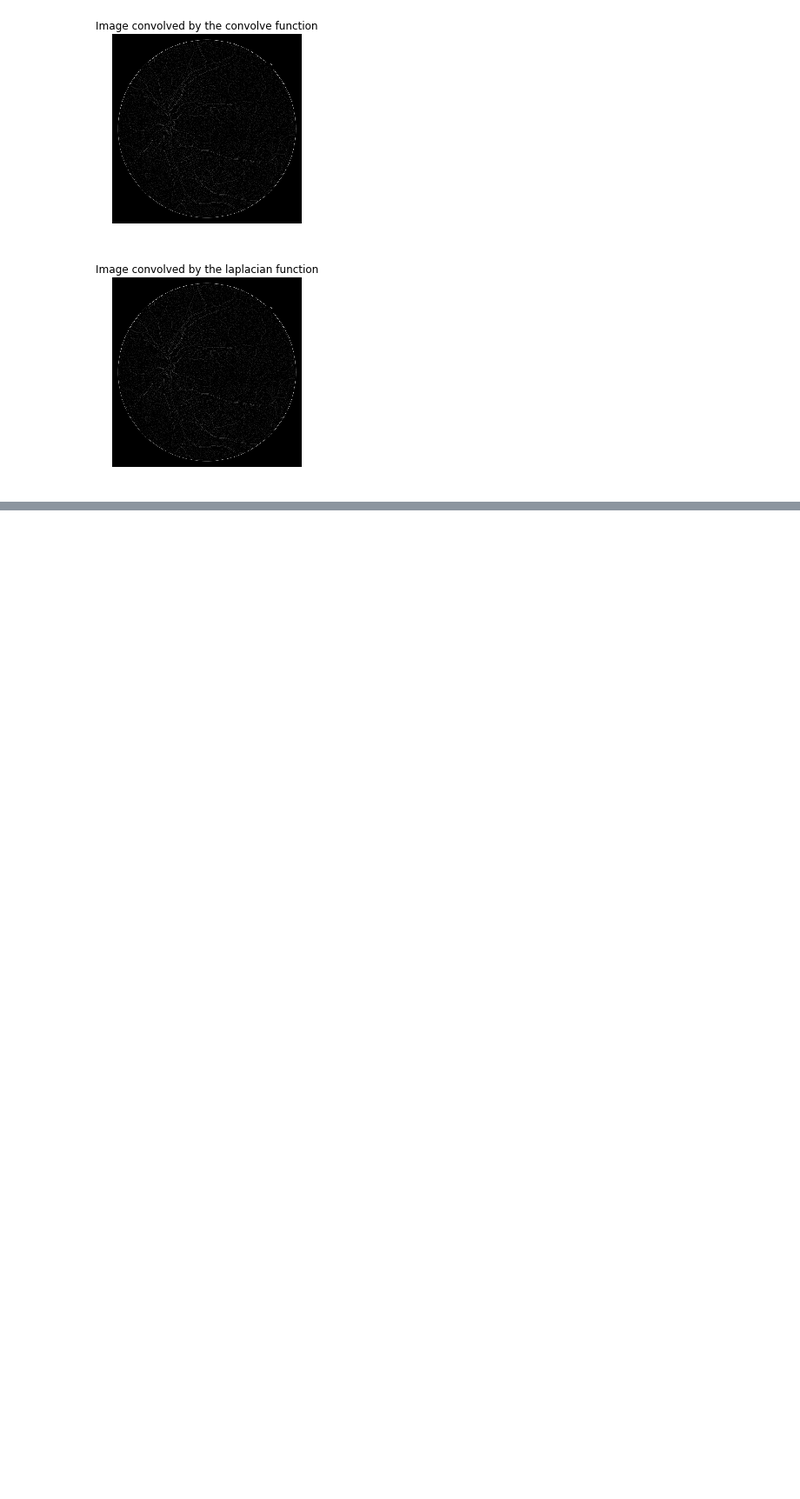
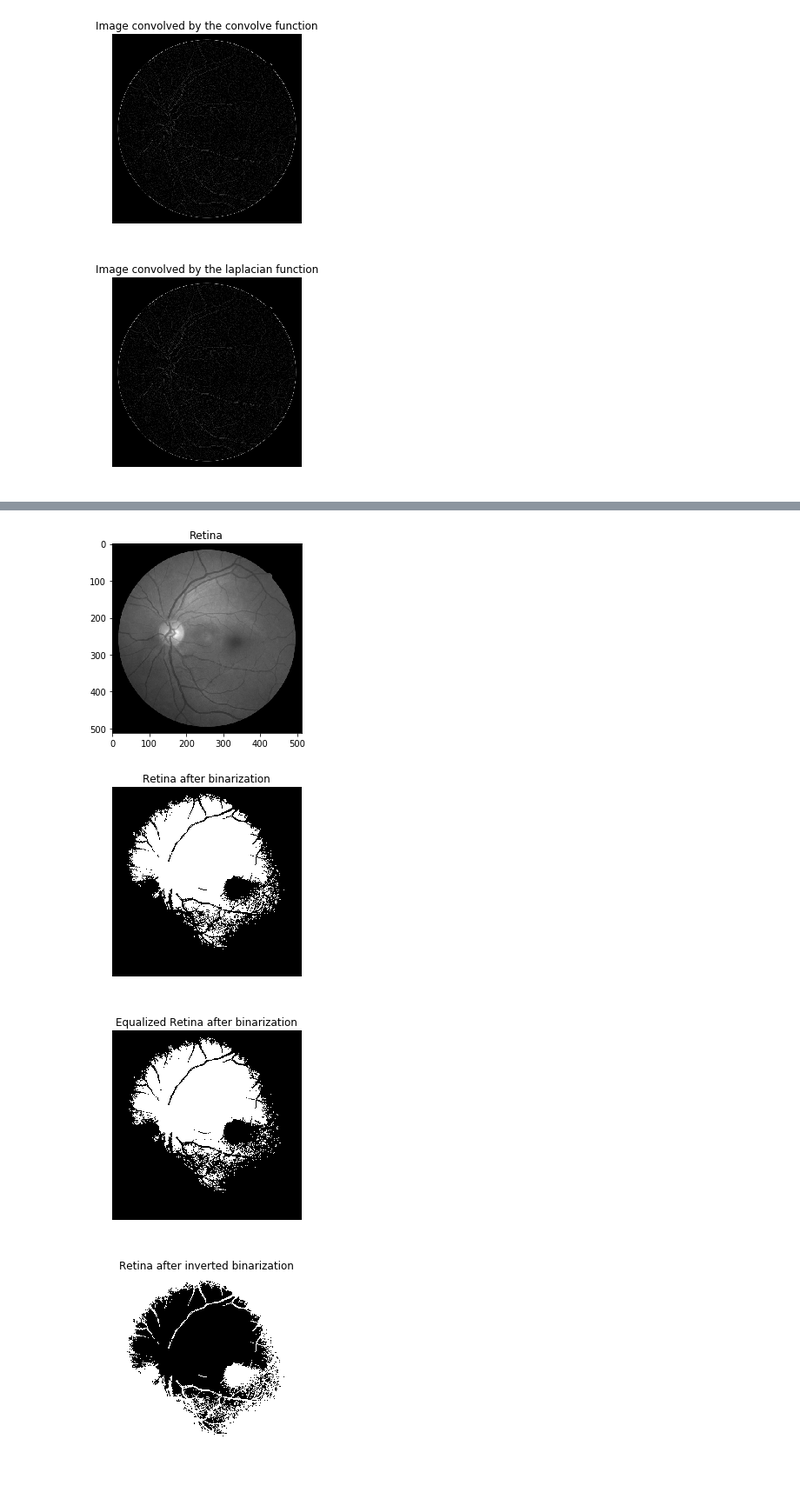
Before and after one commit to cs-ufrn/minicourse-opencv, a Jupyter notebook: OpenCV - Convolutions, Histogram and Thresholding.ipynb, the cells around one changed output, grey strips where cells are left out. Shown at 87% size. Drawn from its saved outputs; the diff is of its cells as text; code cells hidden in the pictures; blank space fills up the shorter version.

```diff
--- a/OpenCV - Convolutions.ipynb
+++ b/OpenCV - Convolutions, Histogram and Thresholding.ipynb
@@ -502,0 +586,40 @@ plt.show()
+# %%
+_, binarized = cv2.threshold(retina, 60, 255, cv2.THRESH_BINARY)
+_, binarized_after = cv2.threshold(equalized, 155, 255, cv2.THRESH_BINARY)
+
+_, binarized_inv = cv2.threshold(retina, 60, 255, cv2.THRESH_BINARY_INV)
+_, binarized_after_inv = cv2.threshold(equalized, 155, 255, cv2.THRESH_BINARY_INV)
+
+plt.figure()
+plt.title("Retina")
+plt.imshow(retina, cmap='gray')
+plt.show()
+
+plt.figure()
+plt.title("Retina after binarization")
+plt.axis("off")
+plt.imshow(binarized, cmap='gray')
+plt.show()
+
+plt.figure()
+plt.title("Equalized Retina after binarization")
+plt.axis("off")
+plt.imshow(binarized_after, cmap='gray')
+plt.show()
+
+plt.figure()
+plt.title("Retina after inverted binarization")
+plt.axis("off")
+plt.imshow(binarized_inv, cmap='gray')
+plt.show()
+
+plt.figure()
+plt.title("Equalized Retina after inverted binarization")
+plt.axis("off")
+plt.imshow(binarized_after_inv, cmap='gray')
+plt.show()
+# %% [output]
+[figure, added]
+[figure, added]
+[figure, added]
+[figure, added]
```
Also changed, not shown: parts of 12 cells of this notebook.
